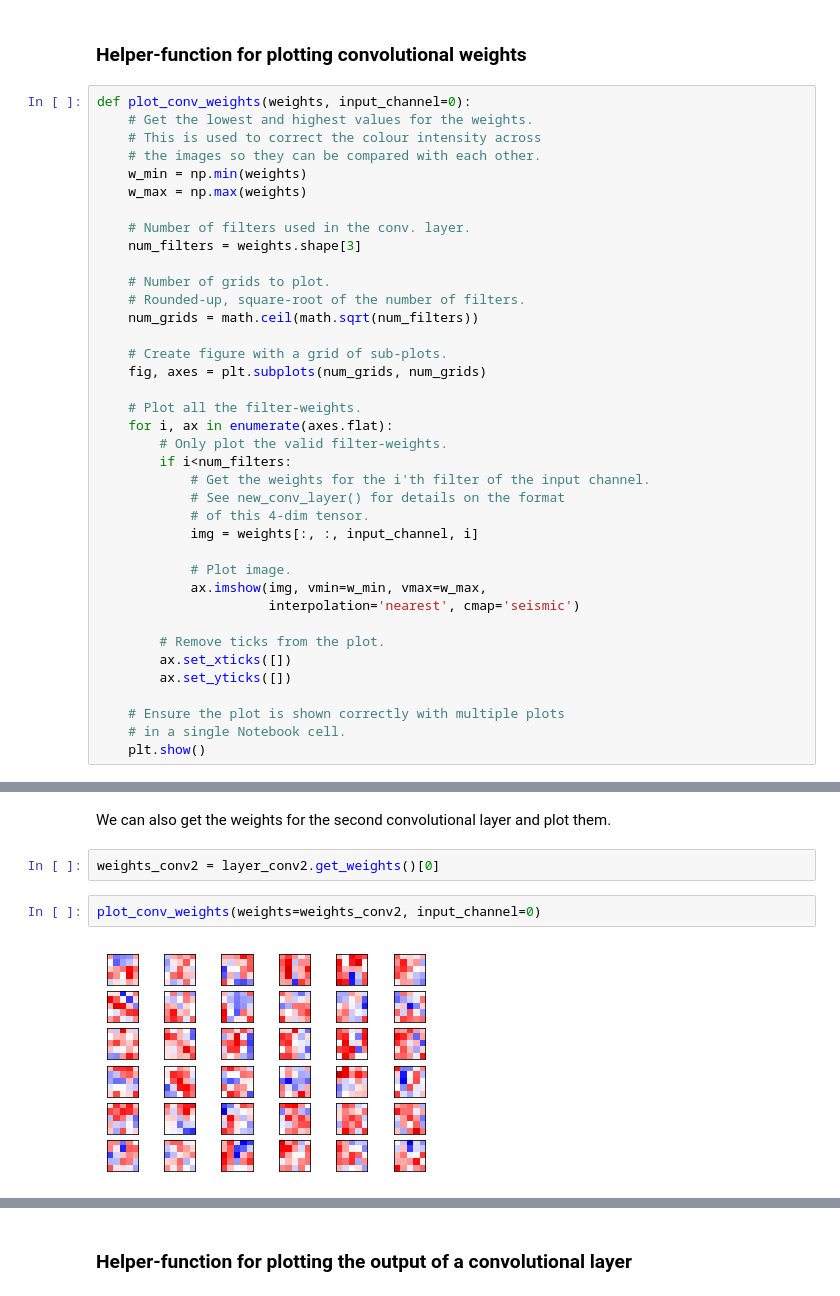
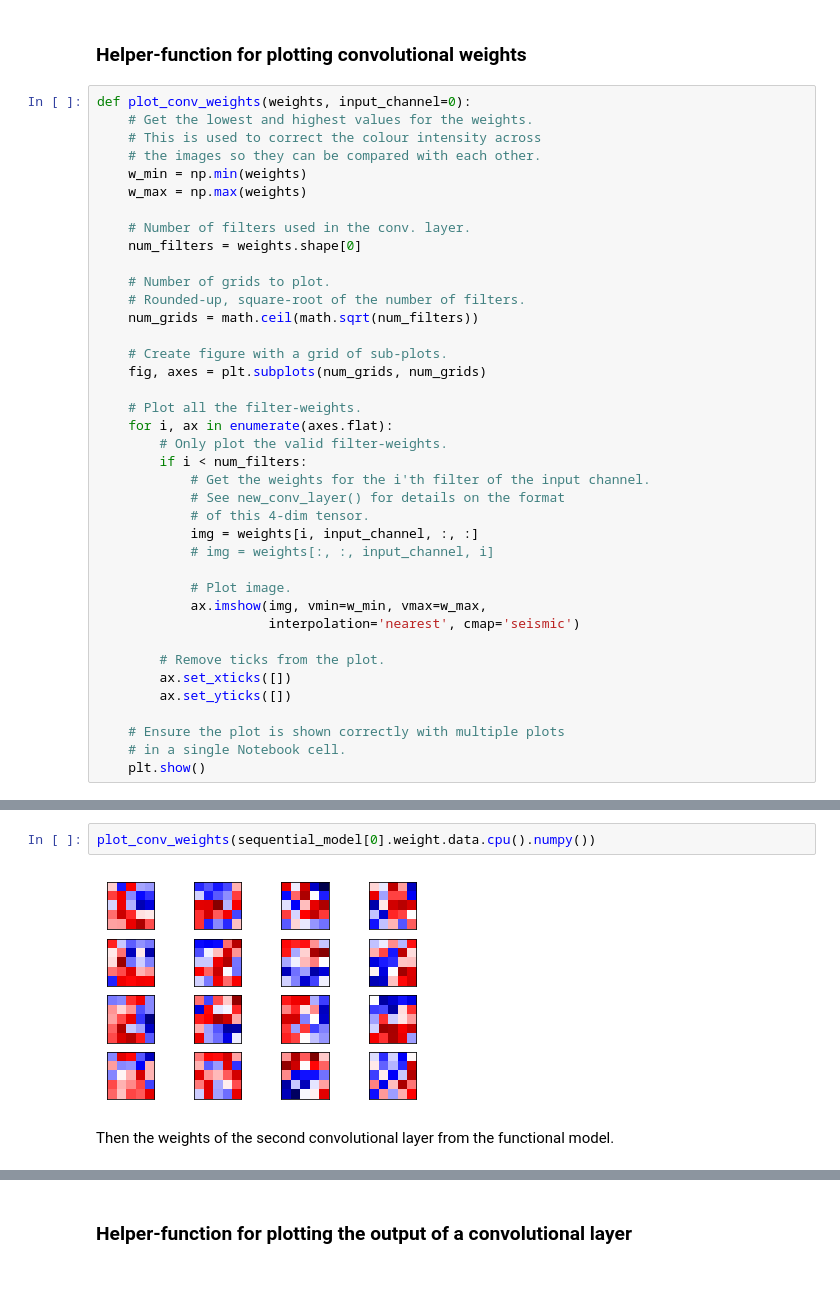
Before and after one commit to fantauzzi/Pytorch-Tutorials, a Jupyter notebook: 01_CNN_Sequential_and_Functional.ipynb, the cells around one changed output, grey strips where cells are left out. Saved outputs shown, nothing was run; the diff lists cells and outputs as text.

```diff
--- a/01_CNN_Sequential_and_Functional.ipynb
+++ b/01_CNN_Sequential_and_Functional.ipynb
@@ -540,7 +540,7 @@ def plot_conv_weights(weights, input_channel=0):
     w_max = np.max(weights)
 
     # Number of filters used in the conv. layer.
-    num_filters = weights.shape[3]
+    num_filters = weights.shape[0]
 
     # Number of grids to plot.
     # Rounded-up, square-root of the number of filters.
@@ -552,11 +552,12 @@ def plot_conv_weights(weights, input_channel=0):
     # Plot all the filter-weights.
     for i, ax in enumerate(axes.flat):
         # Only plot the valid filter-weights.
-        if i<num_filters:
+        if i < num_filters:
             # Get the weights for the i'th filter of the input channel.
             # See new_conv_layer() for details on the format
             # of this 4-dim tensor.
-            img = weights[:, :, input_channel, i]
+            img = weights[i, input_channel, :, :]
+            # img = weights[:, :, input_channel, i]
 
             # Plot image.
             ax.imshow(img, vmin=w_min, vmax=w_max,
@@ -631,8 +643,6 @@ plot_conv_weights(weights=weights_conv1, input_channel=0)
+# %%
+plot_conv_weights(sequential_model[0].weight.data.cpu().numpy())
+# %% [output]
+[figure, added]
 # %% [markdown]
-We can also get the weights for the second convolutional layer and plot them.
+Then the weights of the second convolutional layer from the functional model.
-# %%
-weights_conv2 = layer_conv2.get_weights()[0]
-# %%
-plot_conv_weights(weights=weights_conv2, input_channel=0)
-# %% [output]
-[figure, removed]
```
Also changed, not shown: parts of 57 cells of this notebook.
